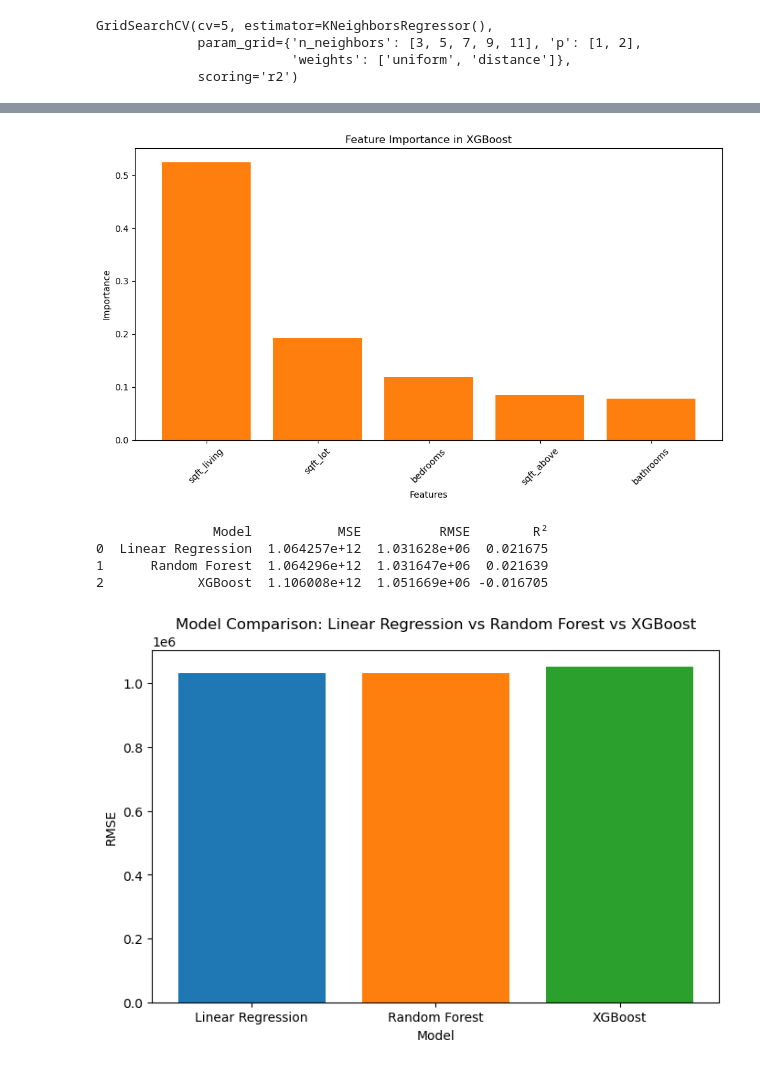
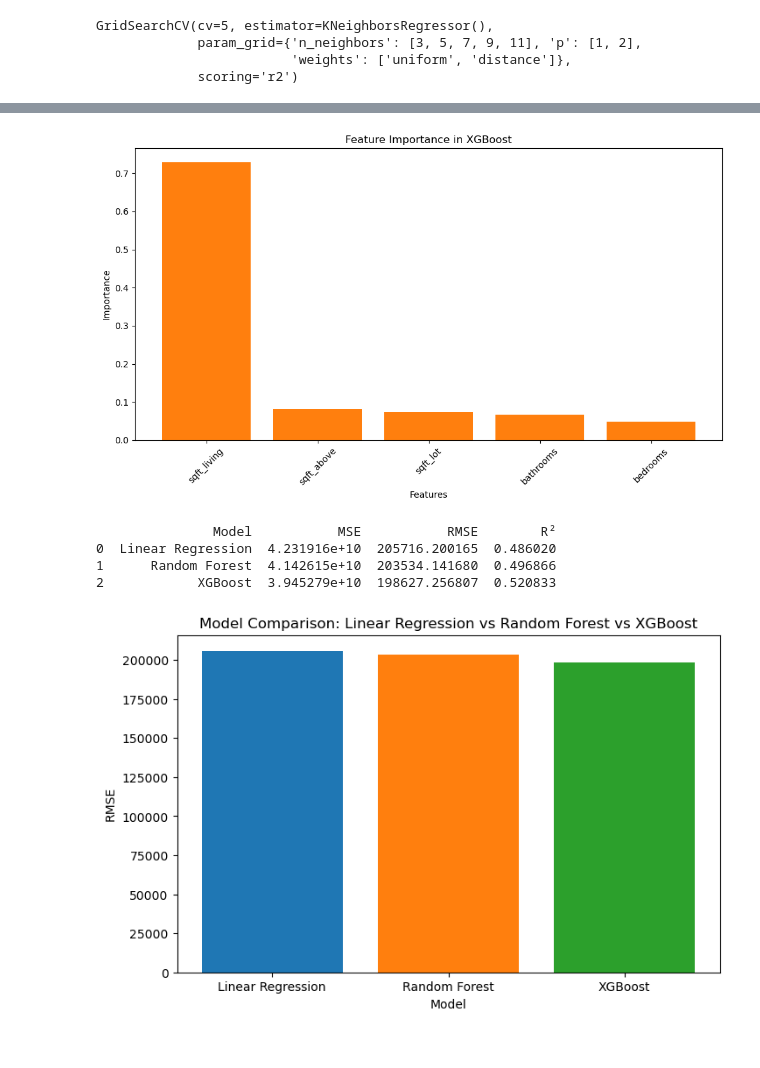
Before and after one commit to afif103/AI-ML-Portfolio, a Jupyter notebook: ML/Week3_ML_Intro.ipynb, the cells around one changed output, grey strips where cells are left out. Drawn from its saved outputs; the diff is of its cells as text; code cells hidden in the pictures.

Commit message:
Clean and remove outliers and Optimized XGBoost
Optimized XGBoost in housing project; updated fixed metrics and added comparison plot

```diff
--- a/ML/Week3_ML_Intro.ipynb
+++ b/ML/Week3_ML_Intro.ipynb
@@ -395,0 +401,10 @@ plt.show()
+# %%
+xgb_param_grid = {
+    'n_estimators': [100, 200, 300],
+    'max_depth': [5, 7, 10],
+    'learning_rate': [0.01, 0.1, 0.2]
+}
+xgb = XGBRegressor(random_state=42)
+grid_search_xgb = GridSearchCV(xgb, xgb_param_grid, cv=5, scoring='neg_mean_squared_error')
+grid_search_xgb.fit(X_train, y_train)
+print("Best XGBoost parameters:", grid_search_xgb.best_params_)
@@ -396,12 +413,12 @@ plt.show()
 # %%
 # Train XGBoost
-xgb = XGBRegressor(random_state=42, n_estimators=100, max_depth=5)
-xgb.fit(X_train, y_train)
-xgb_y_pred = xgb.predict(X_test)
+xgb_best = grid_search_xgb.best_estimator_
+xgb_y_pred_best = xgb_best.predict(X_test)
 # %%
 # Evaluate
-xgb_mse = mean_squared_error(y_test, xgb_y_pred )
-xgb_rmse = np.sqrt(xgb_mse)
-xgb_r2 = r2_score(y_test, xgb_y_pred)
-print(f"XGBoost - MSE: {xgb_mse:.2f}, RMSE: {xgb_rmse:.2f}, R²: {xgb_r2:.2f}")
+xgb_mse_best = mean_squared_error(y_test, xgb_y_pred_best)
+xgb_rmse_best = np.sqrt(xgb_mse_best)
+xgb_r2_best = r2_score(y_test, xgb_y_pred_best)
+
+print(f"XGBoost - MSE: {xgb_mse_best:.2f}, RMSE: {xgb_rmse_best:.2f}, R²: {xgb_r2_best:.2f}")
 # %% [output]
@@ -435,4 +452,7 @@ plt.show()
 # %%
+xgb = XGBRegressor(random_state=42,max_depth= 5, n_estimators=300, learning_rate=0.01)
+xgb.fit(X_train, y_train)
+y_pred_xgb = xgb.predict(X_test)
 xgb_importances = xgb.feature_importances_
 xgb_feature_names = X_train.columns
 xgb_importance_df = pd.DataFrame({'Feature': xgb_feature_names, 'Importance': xgb_importances})
@@ -448,25 +468,25 @@ plt.tight_layout()
 plt.savefig('xgboost_feature_importance.png')
 plt.show()
 # %% [output]
-[figure, old version]
+[figure, new version]
 # %%
 results = pd.DataFrame({
     'Model': ['Linear Regression', 'Random Forest', 'XGBoost'],
-    'MSE': [mean_squared_error(y_test, lr_y_pred), rfr_mse_best, xgb_mse],
-    'RMSE': [np.sqrt(mean_squared_error(y_test, lr_y_pred)), rfr_rmse_best, xgb_rmse],
-    'R²': [r2_score(y_test, lr_y_pred), rfr_r2_best, xgb_r2]
+    'MSE': [mean_squared_error(y_test, lr_y_pred), rfr_mse_best, xgb_mse_best],
+    'RMSE': [np.sqrt(mean_squared_error(y_test, lr_y_pred)), rfr_rmse_best, xgb_rmse_best],
+    'R²': [r2_score(y_test, lr_y_pred), rfr_r2_best, xgb_r2_best]
 })
 print(results)
 plt.figure(figsize=(8, 5))
 plt.bar(results['Model'], results['RMSE'], color=['#1f77b4', '#ff7f0e', '#2ca02c'])
 plt.xlabel('Model')
 plt.ylabel('RMSE')
 plt.title('Model Comparison: Linear Regression vs Random Forest vs XGBoost')
 plt.savefig('model_comparison.png')
 plt.show()
 # %% [output]
-               Model           MSE          RMSE        R²
-0  Linear Regression  1.064257e+12  1.031628e+06  0.021675
-1      Random Forest  1.064296e+12  1.031647e+06  0.021639
-2            XGBoost  1.106008e+12  1.051669e+06 -0.016705
+               Model           MSE           RMSE        R²
+0  Linear Regression  4.231916e+10  205716.200165  0.486020
+1      Random Forest  4.142615e+10  203534.141680  0.496866
+2            XGBoost  3.945279e+10  198627.256807  0.520833
-[figure, old version]
+[figure, new version]
```
Also changed, not shown: parts of 31 cells of this notebook, 8 other files.
